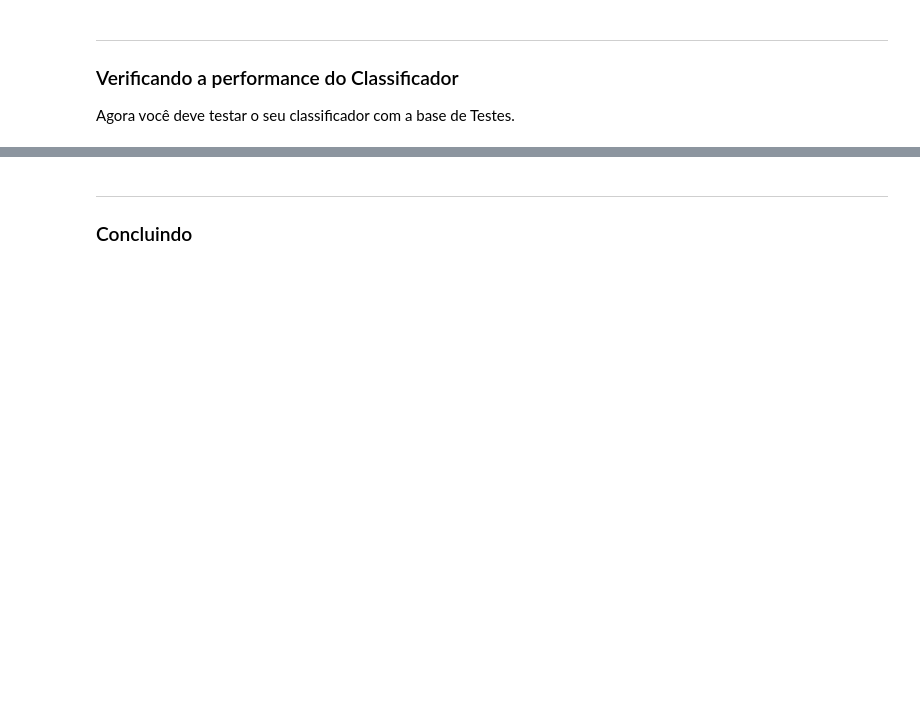
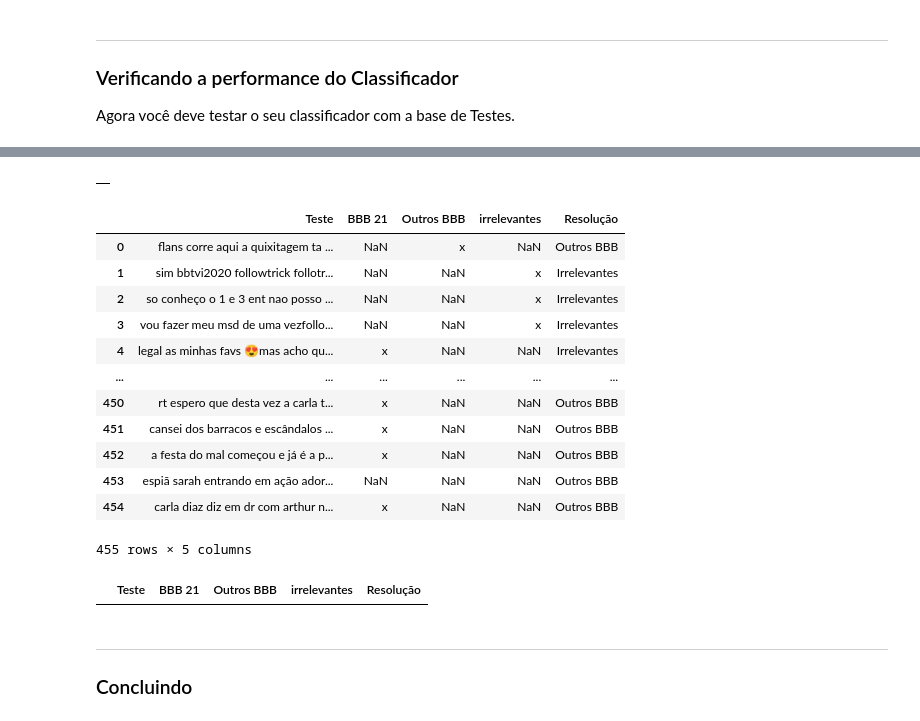
Before and after one commit to gustavoeso/Projeto-1-CDados, a Jupyter notebook: Projeto1_Layout_Classificador.ipynb, the cells around one changed output, grey strips where cells are left out. Saved outputs shown, nothing was run; the diff lists cells and outputs as text; code cells hidden in the pictures; blank space fills up the shorter version.

```diff
--- a/Projeto1_Layout_Classificador.ipynb
+++ b/Projeto1_Layout_Classificador.ipynb
@@ -100,3 +101,8 @@ See the caveats in the documentation: https://pandas.pydata.org/pandas-docs/stab
 | 498 | bbb tá on gizelly bicalho lembra ... | 1 | NaN | x | NaN | NaN | NaN |
 | 499 | acabei de assistir big brother br... | 1 | NaN | x | NaN | NaN | NaN |
 500 rows × 7 columns
+# %%
+for i in range(len(test)):
+    test['Teste'][i] = cleanup(train.Treinamento[i].lower())
+
+test
@@ -262,3 +282,9 @@ ___
 ### Verificando a performance do Classificador
 
 Agora você deve testar o seu classificador com a base de Testes.
+# %%
+test_split = []
+for frase in test['Teste']:
+    frase = frase.split()
+    test_split.append(frase)
+test_split
@@ -264,0 +309,7 @@ Agora você deve testar o seu classificador com a base de Testes.
+# %%
+resultados = []
+for frase in test['Teste']:
+    classificacao = classifica_frase(frase)
+    resultados.append(classificacao)
+test['Resolução'] = resultados
+test['Resolução']
@@ -265,3 +383,33 @@ Agora você deve testar o seu classificador com a base de Testes.
+# %%
+filtroBBB21 = test['Resolução'] == 'BBB 21'
+filtro_outros = test['Resolução'] == 'Outros BBB'
+filtro_ir = test['Resolução'] == 'Irrelevante'
+#resoluçãoBBB21 = test['Teste'].loc[filtroBBB21,:]
+filtro_outros = []
+pd.crosstab([test['BBB 21'],test['Outros BBB'],test['irrelevantes']],[test['Resolução']],normalize='index')
+# %% [output]
+|  |
+# %%
+test
+# %% [output]
+|  | Teste | BBB 21 | Outros BBB | irrelevantes | Resolução |
+| 0 | flans corre aqui a quixitagem ta ... | NaN | x | NaN | Outros BBB |
+| 1 | sim bbtvi2020 followtrick follotr... | NaN | NaN | x | Irrelevantes |
+| 2 | so conheço o 1 e 3 ent nao posso ... | NaN | NaN | x | Irrelevantes |
+| 3 | vou fazer meu msd de uma vezfollo... | NaN | NaN | x | Irrelevantes |
+| 4 | legal as minhas favs 😍mas acho qu... | x | NaN | NaN | Irrelevantes |
+| ... | ... | ... | ... | ... | ... |
+| 450 | rt espero que desta vez a carla t... | x | NaN | NaN | Outros BBB |
+| 451 | cansei dos barracos e escândalos ... | x | NaN | NaN | Outros BBB |
+| 452 | a festa do mal começou e já é a p... | x | NaN | NaN | Outros BBB |
+| 453 | espiã sarah entrando em ação ador... | NaN | NaN | NaN | Outros BBB |
+| 454 | carla diaz diz em dr com arthur n... | x | NaN | NaN | Outros BBB |
+455 rows × 5 columns
+# %%
+resBBB21 = test.loc[filtroBBB21,:]
+resBBB21
+# %% [output]
+|  | Teste | BBB 21 | Outros BBB | irrelevantes | Resolução |
 # %% [markdown]
 ___
 ### Concluindo
```
Also changed, not shown: parts of 17 cells of this notebook.
